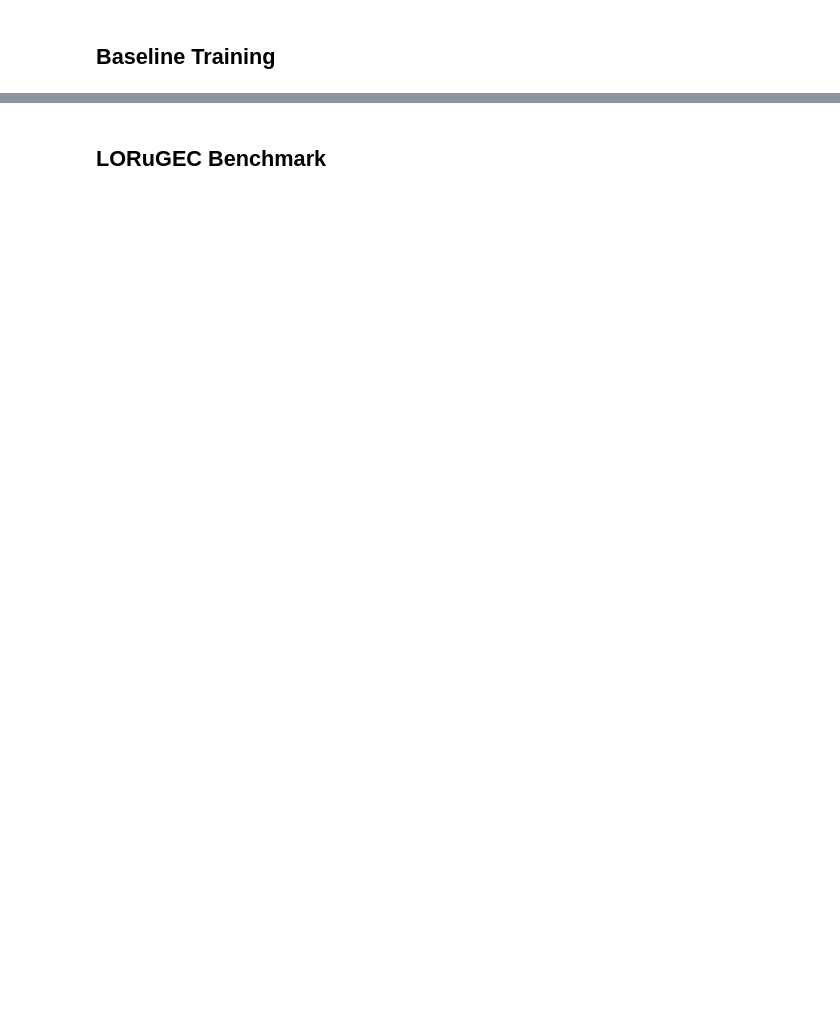
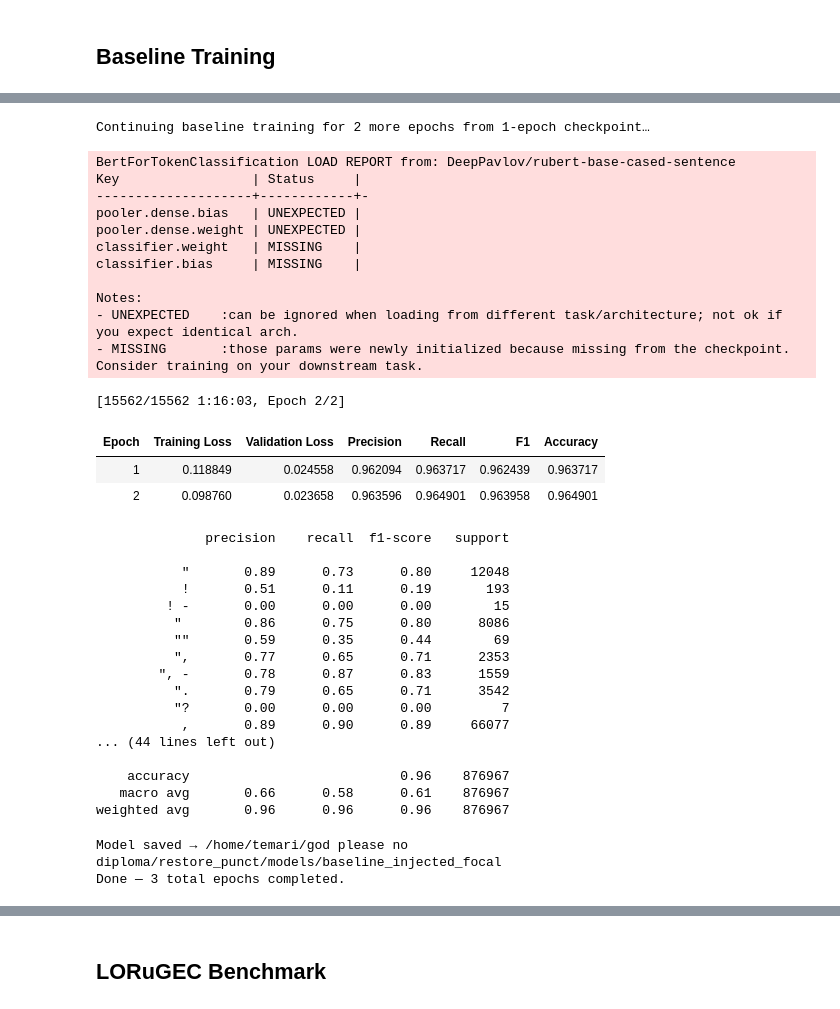
Before and after one commit to Valerik-Bogd/restore_punct, a Jupyter notebook: Diploma_model_0.ipynb, the cells around one changed output, grey strips where cells are left out. Saved outputs shown, nothing was run; the diff lists cells and outputs as text; code cells hidden in the pictures; blank space fills up the shorter version.

```diff
--- a/Diploma_model_0.ipynb
+++ b/Diploma_model_0.ipynb
@@ -81,7 +82,7 @@ warnings.filterwarnings("ignore", message=".*seems not to be NE tag.*")
 warnings.filterwarnings("ignore", message=".*UndefinedMetricWarning.*")
 # %%
 data_files = {
-    "train": os.path.join(DATA_DIR, "train_all.json"),
+    "train": os.path.join(DATA_DIR, "train_final_balanced.json"),
     "validation": os.path.join(DATA_DIR, "val_internal.json")
 }
 
@@ -258,8 +294,10 @@ def get_model(use_crf=USE_CRF, use_lstm=USE_LSTM, load_from_path=None):
 
     if load_from_path is not None:
         if use_crf or use_lstm:
-            weights_path = os.path.join(load_from_path, "pytorch_model.bin")
-            model.load_state_dict(torch.load(weights_path, map_location=device, weights_only=True))
+            file_name = "lstm_weights.pth" if use_lstm else "pytorch_model.bin"
+            weights_path = os.path.join(load_from_path, file_name)
+            # weights_path = os.path.join(load_from_path, "pytorch_model.bin")
+            # model.load_state_dict(torch.load(weights_path, map_location=device, weights_only=True))
         else:
             model = AutoModelForTokenClassification.from_pretrained(
                 load_from_path, num_labels=NUM_LABELS, id2label=id2label, label2id=label2id
@@ -312,3 +348,16 @@ def save_model(model_to_save, save_dir):
+# %%
+def save_model(model_to_save, save_dir):
+    os.makedirs(save_dir, exist_ok=True)
+    if USE_CRF or USE_LSTM:
+        torch.save(
+            model_to_save.state_dict(),
+            os.path.join(save_dir, "pytorch_model.bin"),
+        )
+    else:
+        model_to_save.save_pretrained(save_dir)
+
+    tokenizer.save_pretrained(save_dir)
+    print(f"Model saved → {save_dir}")
 # %% [markdown]
 ## Baseline Training
 # %%
@@ -378 +427,59 @@ class BertLSTMForTokenClassification(nn.Module):
+# %%
+# tmp
+print("Continuing baseline training for 2 more epochs from 1-epoch checkpoint…")
+
+model_continue = get_model(use_crf=USE_CRF, load_from_path=BASELINE_MODEL_DIR)
+
+trainer_continue = get_trainer(
+    model_continue,
+    tokenized_baseline["train"],
+    tokenized_baseline["validation"],
+    output_dir=os.path.join(MODEL_DIR, "bert-focal-baseline-continue_temp"),
+    learning_rate=2e-5,
+    num_epochs=2,
+    save_strategy="no"
+)
+trainer_continue.train()
+
+save_model(model_continue, BASELINE_MODEL_DIR)
+
+del model_continue, trainer_continue
+torch.cuda.empty_cache()
+print("Done — 3 total epochs completed.")
+# %% [output]
+Continuing baseline training for 2 more epochs from 1-epoch checkpoint…
+BertForTokenClassification LOAD REPORT from: DeepPavlov/rubert-base-cased-sentence
+Key                 | Status     |
+--------------------+------------+-
+pooler.dense.bias   | UNEXPECTED |
+pooler.dense.weight | UNEXPECTED |
+classifier.weight   | MISSING    |
+classifier.bias     | MISSING    |
+
+Notes:
+- UNEXPECTED    :can be ignored when loading from different task/architecture; not ok if you expect identical arch.
+- MISSING       :those params were newly initialized because missing from the checkpoint. Consider training on your downstream task.
+[15562/15562 1:16:03, Epoch 2/2]
+| Epoch | Training Loss | Validation Loss | Precision | Recall | F1 | Accuracy |
+| 1 | 0.118849 | 0.024558 | 0.962094 | 0.963717 | 0.962439 | 0.963717 |
+| 2 | 0.098760 | 0.023658 | 0.963596 | 0.964901 | 0.963958 | 0.964901 |
+              precision    recall  f1-score   support
+
+           "       0.89      0.73      0.80     12048
+           !       0.51      0.11      0.19       193
+         ! -       0.00      0.00      0.00        15
+          "        0.86      0.75      0.80      8086
+          ""       0.59      0.35      0.44        69
+          ",       0.77      0.65      0.71      2353
+        ", -       0.78      0.87      0.83      1559
+          ".       0.79      0.65      0.71      3542
+          "?       0.00      0.00      0.00         7
+           ,       0.89      0.90      0.89     66077
+... (44 lines left out)
+
+    accuracy                           0.96    876967
+   macro avg       0.66      0.58      0.61    876967
+weighted avg       0.96      0.96      0.96    876967
+Model saved → /home/temari/god please no diploma/restore_punct/models/baseline_injected_focal
+Done — 3 total epochs completed.
 # %% [markdown]
```
Also changed, not shown: parts of 19 cells of this notebook, 15 other files.
